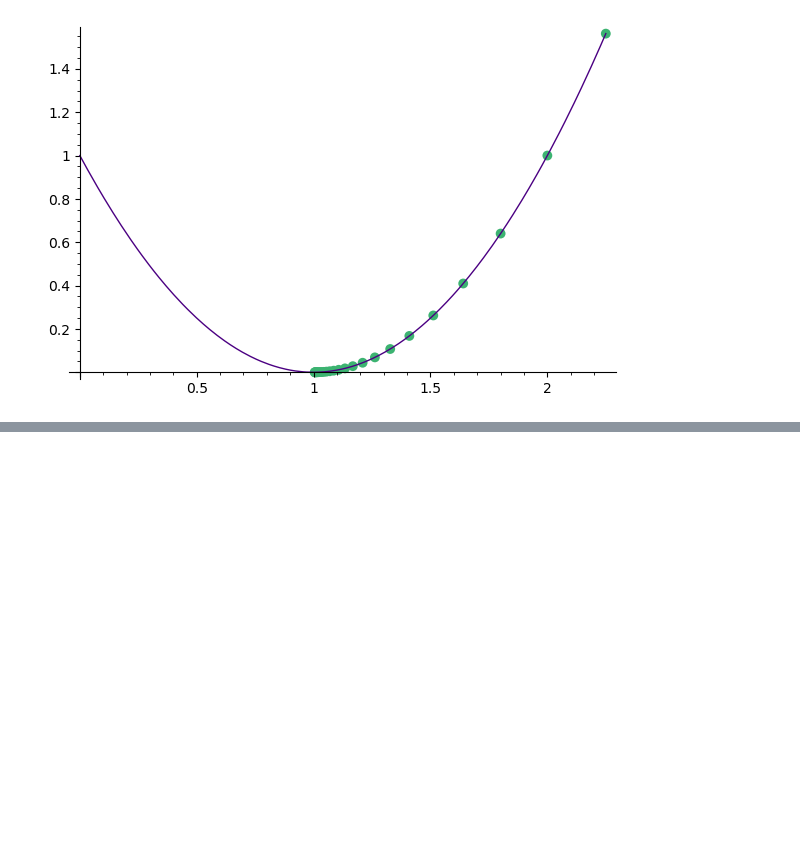
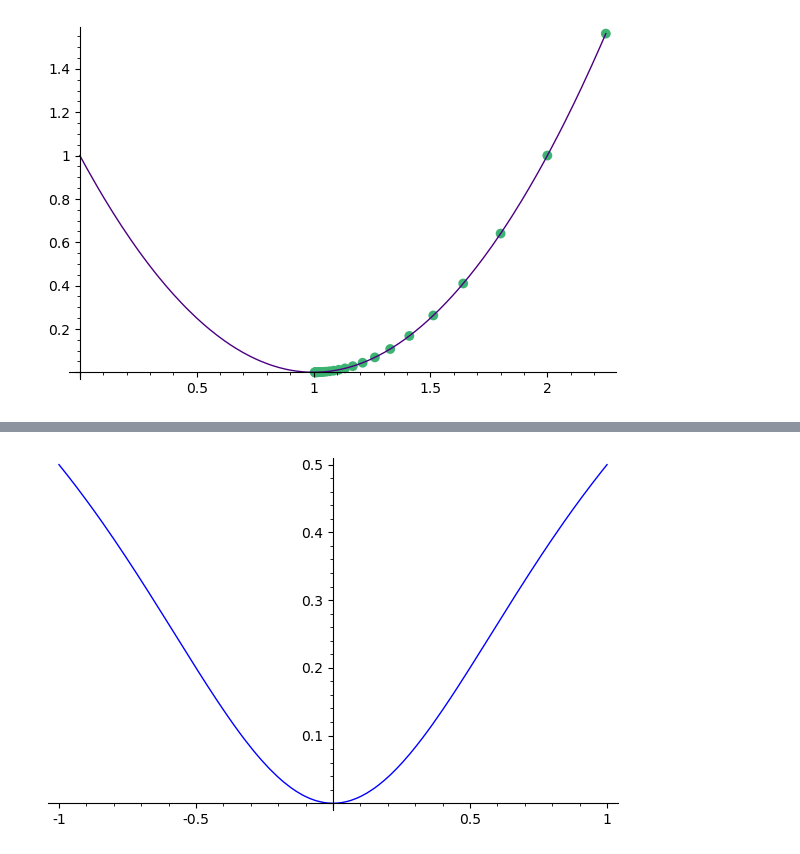
Before and after one commit to FloDarPie/L3, a Jupyter notebook: S5/MathIA/analyse/descenteGradient.ipynb, the cells around one changed output, grey strips where cells are left out. Saved outputs shown, nothing was run; the diff lists cells and outputs as text; code cells hidden in the pictures; blank space fills up the shorter version.

```diff
--- a/S5/MathIA/analyse/descenteGradient.ipynb
+++ b/S5/MathIA/analyse/descenteGradient.ipynb
@@ -71,0 +117,6 @@ list(colors)
+# %%
+f = (x*x)/(1+x*x)
+u=1
+plot(f, -u,u)
+# %% [output]
+[figure, added]
```
Also changed, not shown: parts of 9 cells of this notebook, 36 other files.
